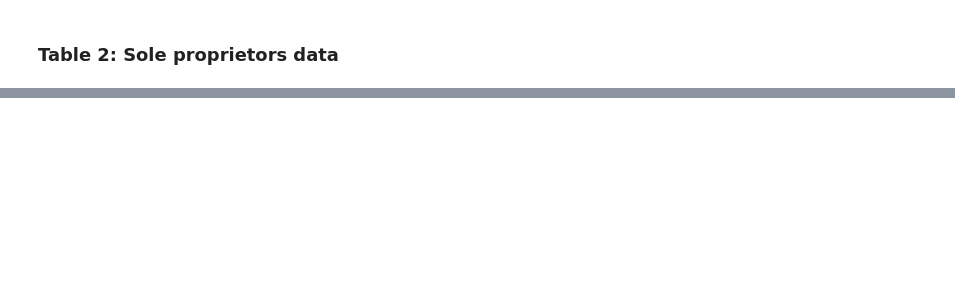
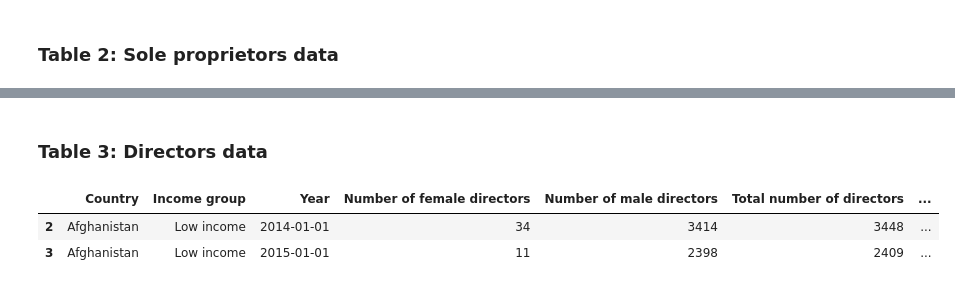
Before and after one commit to sabrinabluhm/femaleEntrepreneurship, a Jupyter notebook: Data/World Bank Data - Entrepreneurs.ipynb, the cells around one changed output, grey strips where cells are left out. Drawn from its saved outputs; the diff is of its cells as text; code cells hidden in the pictures; blank space fills up the shorter version.

```diff
--- a/Data/World Bank Data - Entrepreneurs.ipynb
+++ b/Data/World Bank Data - Entrepreneurs.ipynb
@@ -166,0 +187,23 @@ businessOwners.to_csv(r'/Users/sabrinarubert/Git/femaleEntrepreneurship/Data/bus
+# %% [markdown]
+### Table 3: Directors data
+# %%
+# create new dataframe for all data regarding directors
+
+directors = worldbankdata.drop(columns=
+                                    ['Number of female business owners',
+                                     'Number of male business owners',
+                                     'Total number of business owners',
+
+                                     'Number of female sole proprietors',
+                                     'Number of male sole proprietors',
+                                     'Total number of sole proprietors',
+
+                                     'Share of female business owners',
+                                     'Share of male business owners',
+                                     'Share of female sole proprietors',
+                                     'Share of male sole proprietors'])
+directors.head(2)
+# %% [output]
+|  | Country | Income group | Year | Number of female directors | Number of male directors | Total number of directors | ... |
+| 2 | Afghanistan | Low income | 2014-01-01 | 34 | 3414 | 3448 | ... |
+| 3 | Afghanistan | Low income | 2015-01-01 | 11 | 2398 | 2409 | ... |
```
Also changed, not shown: parts of 12 cells of this notebook, 4 other files.
